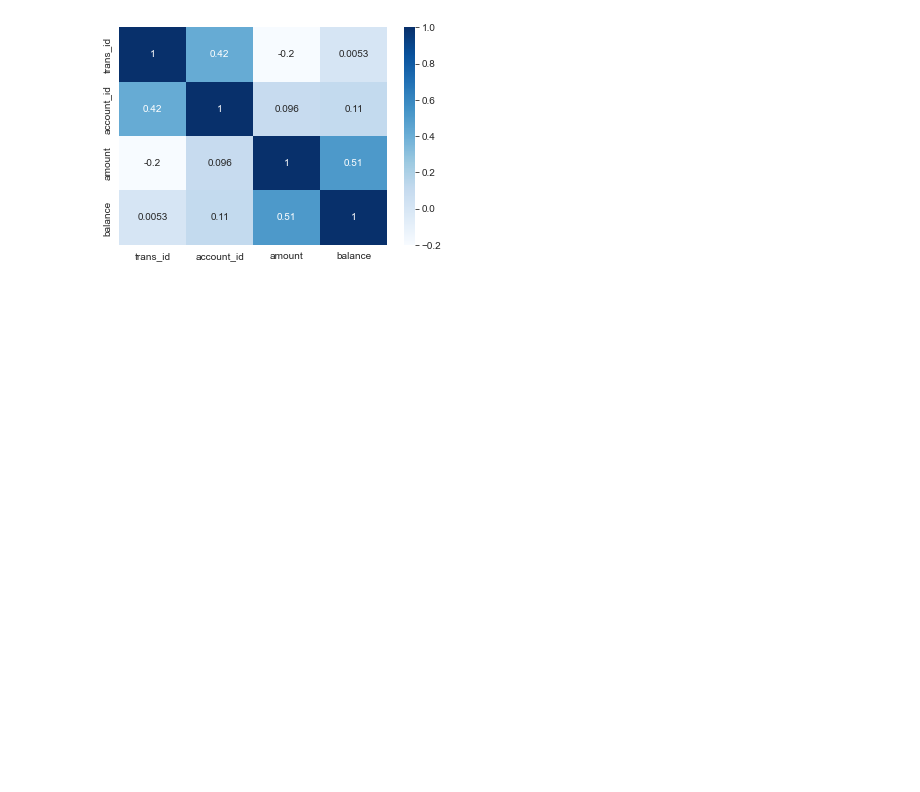
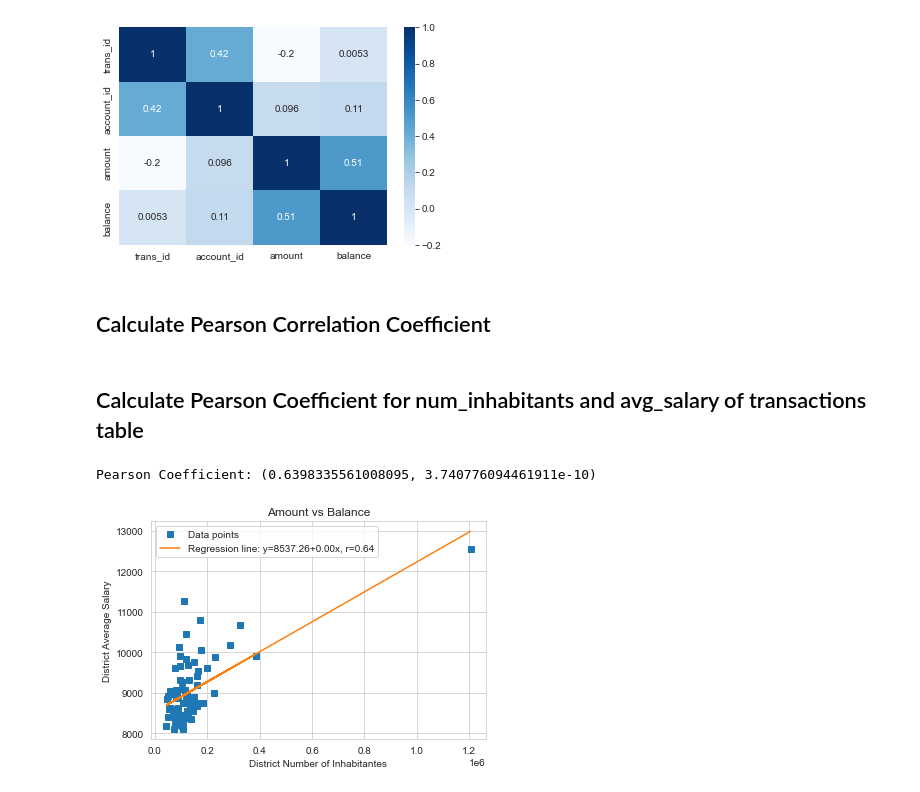
Before and after one commit to ruialves35/feup-ac, a Jupyter notebook: src/understanding/understanding.ipynb, the cells around one changed output. Cells and saved outputs as stored; diff of their text form; code cells hidden in the pictures; blank space fills up the shorter version.

Commit message:
Add pearson correlation coefficient calculation on some attributes

```diff
--- a/src/understanding/understanding.ipynb
+++ b/src/understanding/understanding.ipynb
@@ -350,3 +351,31 @@ sns.heatmap(transaction_data.corr(), annot=True, cmap='Blues')
 Correlation Matrix on transactions table:
 <AxesSubplot:>
 [figure]
+# %% [markdown]
+## Calculate Pearson Correlation Coefficient
+# %%
+def plot_pearson(x, y, xlabel, ylabel, label, title, intercept, slope):
+  fig, ax = plt.subplots()
+  # set title to title
+  ax.set_title(title)
+  ax.plot(x, y, linewidth=0, marker='s', label='Data points')
+  ax.plot(x, intercept + slope * x, label=label)
+  ax.set_xlabel(xlabel)
+  ax.set_ylabel(ylabel)
+  ax.legend(facecolor='white')
+  plt.show()
+# %% [markdown]
+## Calculate Pearson Coefficient for num_inhabitants and avg_salary of transactions table
+# %%
+x = district_data['num_inhabitants']
+y = district_data['avg_salary']
+
+# calculate pearson coefficient between amount and balance attributes of transaction table
+slope, intercept, r, p, stderr = scipy.stats.linregress(x=x, y=y)
+line = f'Regression line: y={intercept:.2f}+{slope:.2f}x, r={r:.2f}'
+print(f"Pearson Coefficient: {scipy.stats.pearsonr(x, y)}")
+
+plot_pearson(x, y, 'District Number of Inhabitantes', 'District Average Salary', line, 'Amount vs Balance', intercept, slope)
+# %% [output]
+Pearson Coefficient: (0.6398335561008095, 3.740776094461911e-10)
+[figure, added]
```
Also changed, not shown: parts of 6 cells of this notebook.
